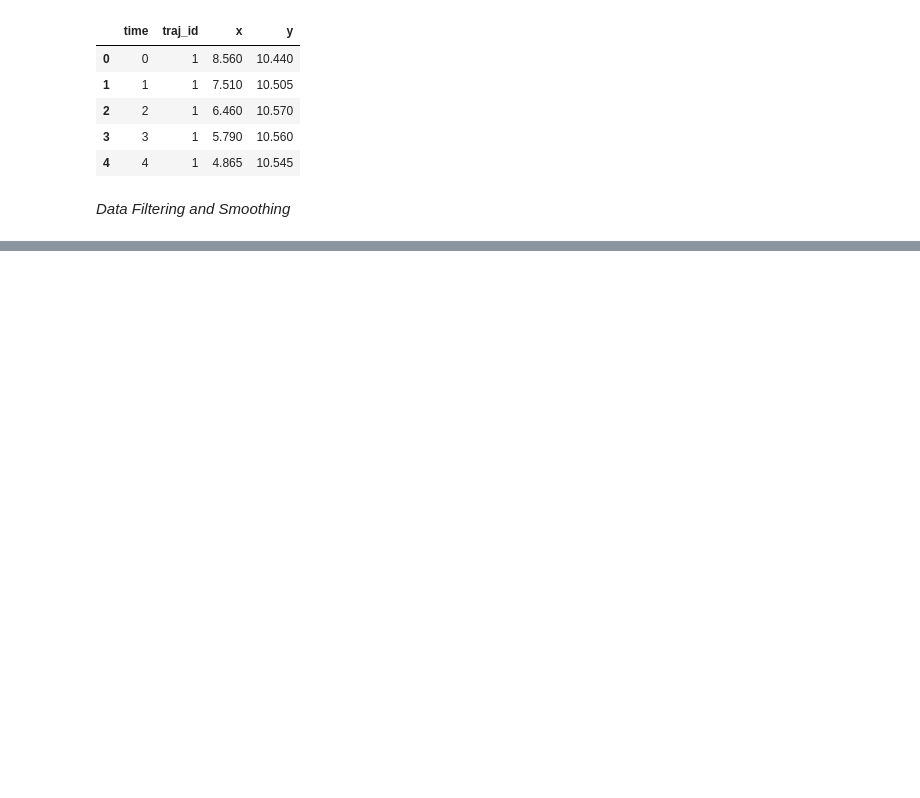
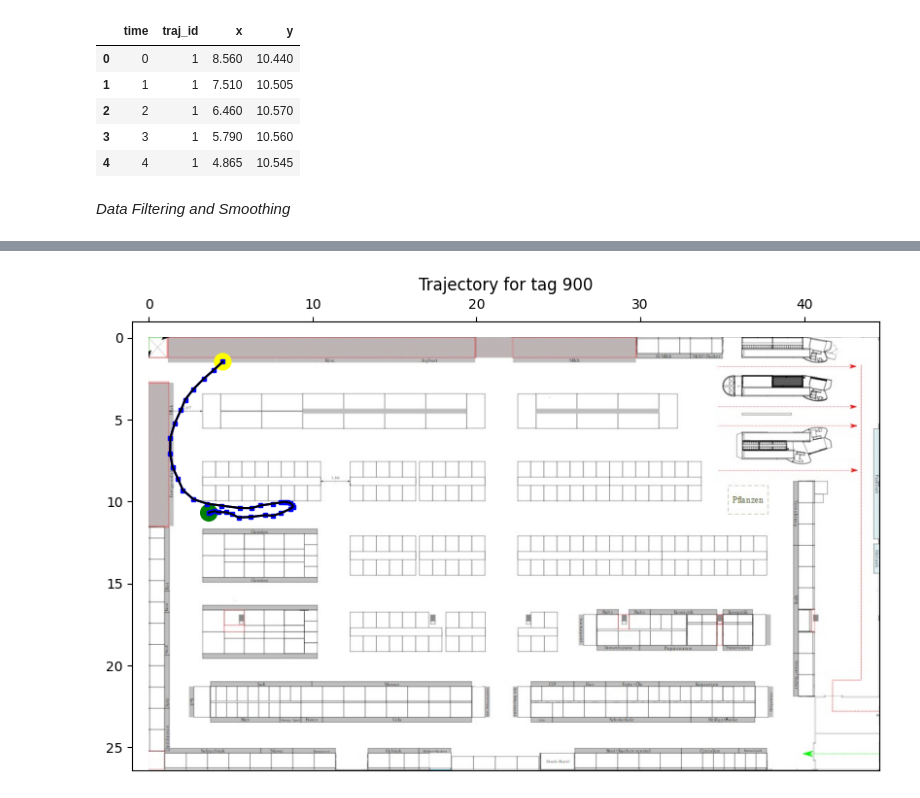
Before and after one commit to uzairrj/Thesis, a Jupyter notebook: FilteredDataAnalysis.ipynb, the cells around one changed output, grey strips where cells are left out. Cells and saved outputs as stored; diff of their text form; code cells hidden in the pictures; blank space fills up the shorter version.

```diff
--- a/FilteredDataAnalysis.ipynb
+++ b/FilteredDataAnalysis.ipynb
@@ -58,0 +95,40 @@ trajectoryAnimation(df[df.traj_id == 1])
+# %%
+def smoothTraj(traj, filters):
+    for _filter  in filters:
+        x = np.correlate(traj.x, _filter, mode="valid")
+        y = np.correlate(traj.y, _filter, mode="valid")
+        pad = math.floor(len(_filter)/2)
+        traj.iloc[pad:-pad,2] = x
+        traj.iloc[pad:-pad,3] = y
+
+        traj_len = len(traj.x)
+        for idx in range(traj_len-pad-2, traj_len-1):
+            if idx < len(traj.x)-1:
+                traj.y.iloc[idx] = (traj.y.iloc[idx-1] + traj.y.iloc[idx] + traj.y.iloc[idx+1])/3
+                traj.x.iloc[idx] = (traj.x.iloc[idx-1] + traj.x.iloc[idx] + traj.x.iloc[idx+1])/3
+            else:
+                traj.y.iloc[idx] = (traj.y.iloc[idx-1] + traj.y.iloc[idx])/2
+                traj.x.iloc[idx] = (traj.x.iloc[idx-1] + traj.x.iloc[idx])/2
+
+        for idx in range(0, pad):
+            if idx != 0:
+                traj.x.iloc[idx] = (traj.x.iloc[idx-1] + traj.x.iloc[idx] + traj.x.iloc[idx+1])/3
+                traj.y.iloc[idx] = (traj.y.iloc[idx-1] + traj.y.iloc[idx] + traj.y.iloc[idx+1])/3
+            else:
+                traj.x.iloc[idx] = (traj.x.iloc[idx] + traj.x.iloc[idx+1])/2
+                traj.y.iloc[idx] = (traj.y.iloc[idx] + traj.y.iloc[idx+1])/2
+
+        return traj
+# %%
+data = pd.DataFrame(columns=df.columns)
+filters = [[0.25,0.25,0,0.25,0.25],[0.1,0.1,0.6,0.1,0.1],[0.1,0.8,0.1]] #weighted average filter
+
+ids = df.traj_id.unique()
+
+for id in tqdm(ids):
+    new_data = smoothTraj(df[df.traj_id == id ],filters)
+    data = pd.concat([data, new_data],ignore_index=True)
+# %%
+getTrajectory(data[data.traj_id == 900])
+# %% [output]
+[figure, added]
```
Also changed, not shown: parts of 6 cells of this notebook, 1 other file.
